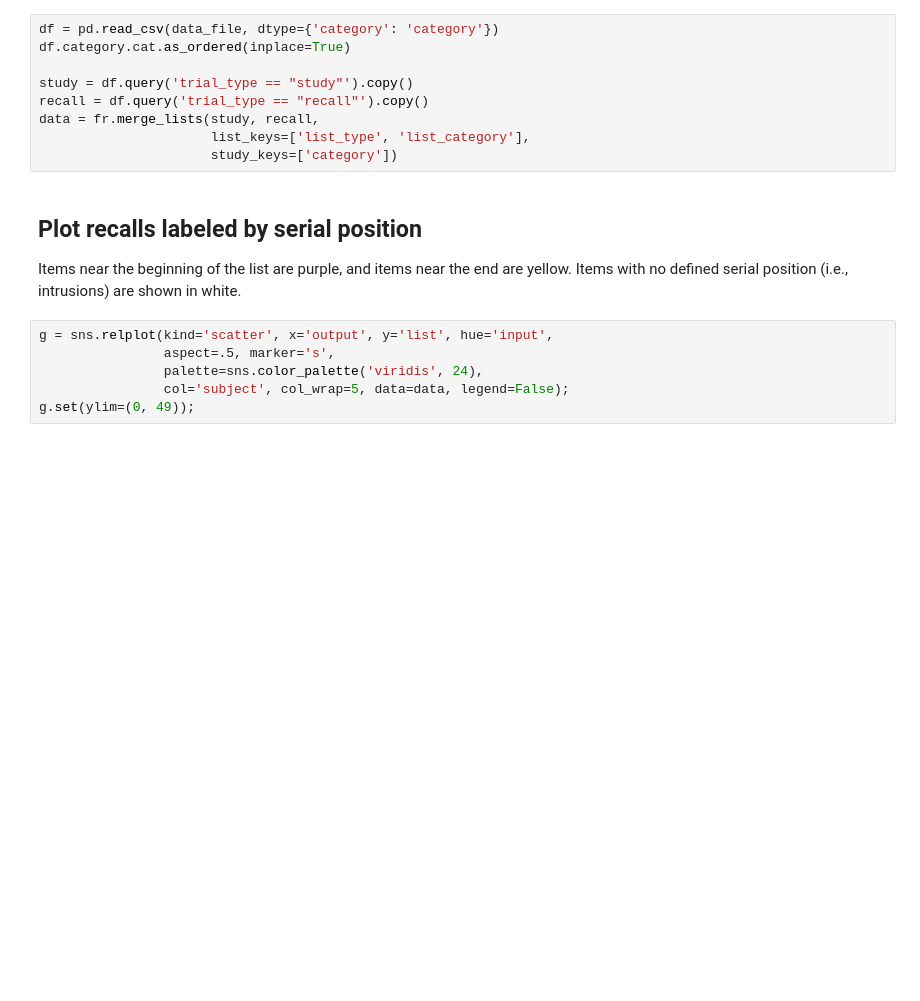
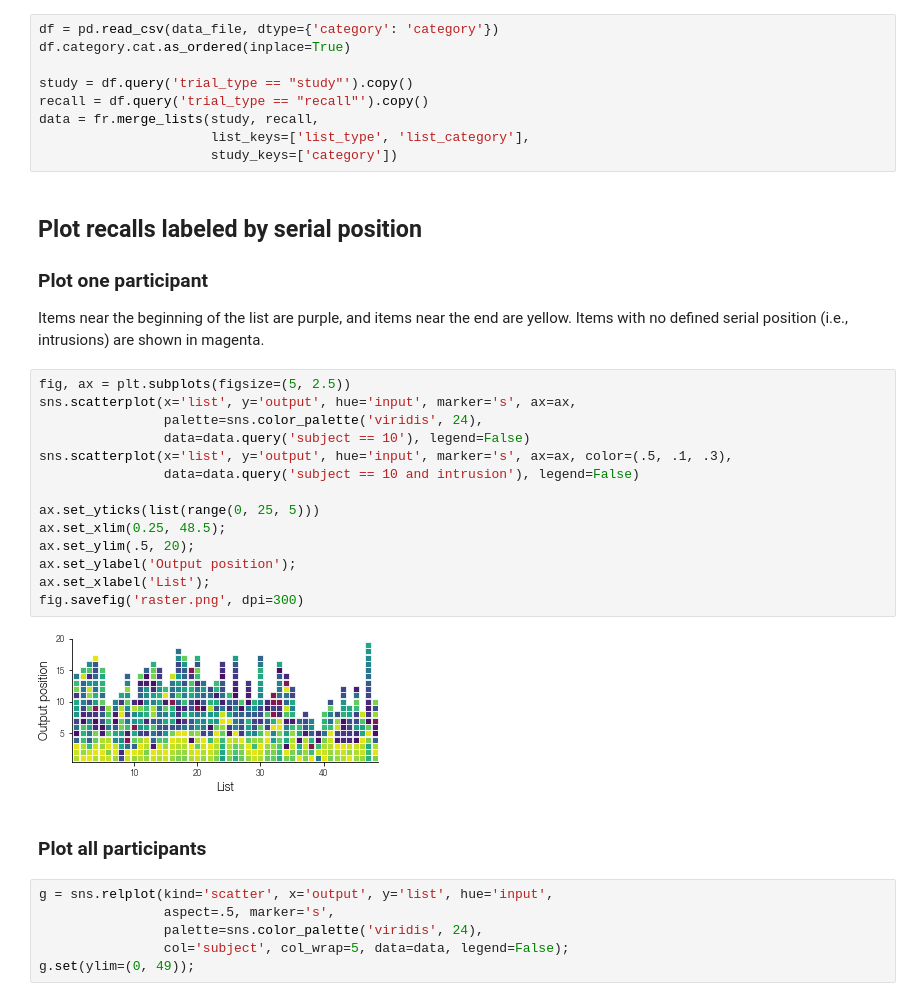
Before and after one commit to mortonne/psifr-notebooks, a Jupyter notebook: demo_raster.ipynb, the cells around one changed output. Drawn from its saved outputs; the diff is of its cells as text; blank space fills up the shorter version.

Commit message:
add example raster plot with one subject

```diff
--- a/demo_raster.ipynb
+++ b/demo_raster.ipynb
@@ -22,7 +23,27 @@ data = fr.merge_lists(study, recall,
 # %% [markdown]
 ## Plot recalls labeled by serial position
 
-Items near the beginning of the list are purple, and items near the end are yellow. Items with no defined serial position (i.e., intrusions) are shown in white.
+### Plot one participant
+
+Items near the beginning of the list are purple, and items near the end are yellow. Items with no defined serial position (i.e., intrusions) are shown in magenta.
+# %%
+fig, ax = plt.subplots(figsize=(5, 2.5))
+sns.scatterplot(x='list', y='output', hue='input', marker='s', ax=ax,
+                palette=sns.color_palette('viridis', 24),
+                data=data.query('subject == 10'), legend=False)
+sns.scatterplot(x='list', y='output', hue='input', marker='s', ax=ax, color=(.5, .1, .3),
+                data=data.query('subject == 10 and intrusion'), legend=False)
+
+ax.set_yticks(list(range(0, 25, 5)))
+ax.set_xlim(0.25, 48.5);
+ax.set_ylim(.5, 20);
+ax.set_ylabel('Output position');
+ax.set_xlabel('List');
+fig.savefig('raster.png', dpi=300)
+# %% [output]
+[figure, added]
+# %% [markdown]
+### Plot all participants
 # %%
 g = sns.relplot(kind='scatter', x='output', y='list', hue='input',
                 aspect=.5, marker='s',
```
Also changed, not shown: parts of 1 cell of this notebook.
